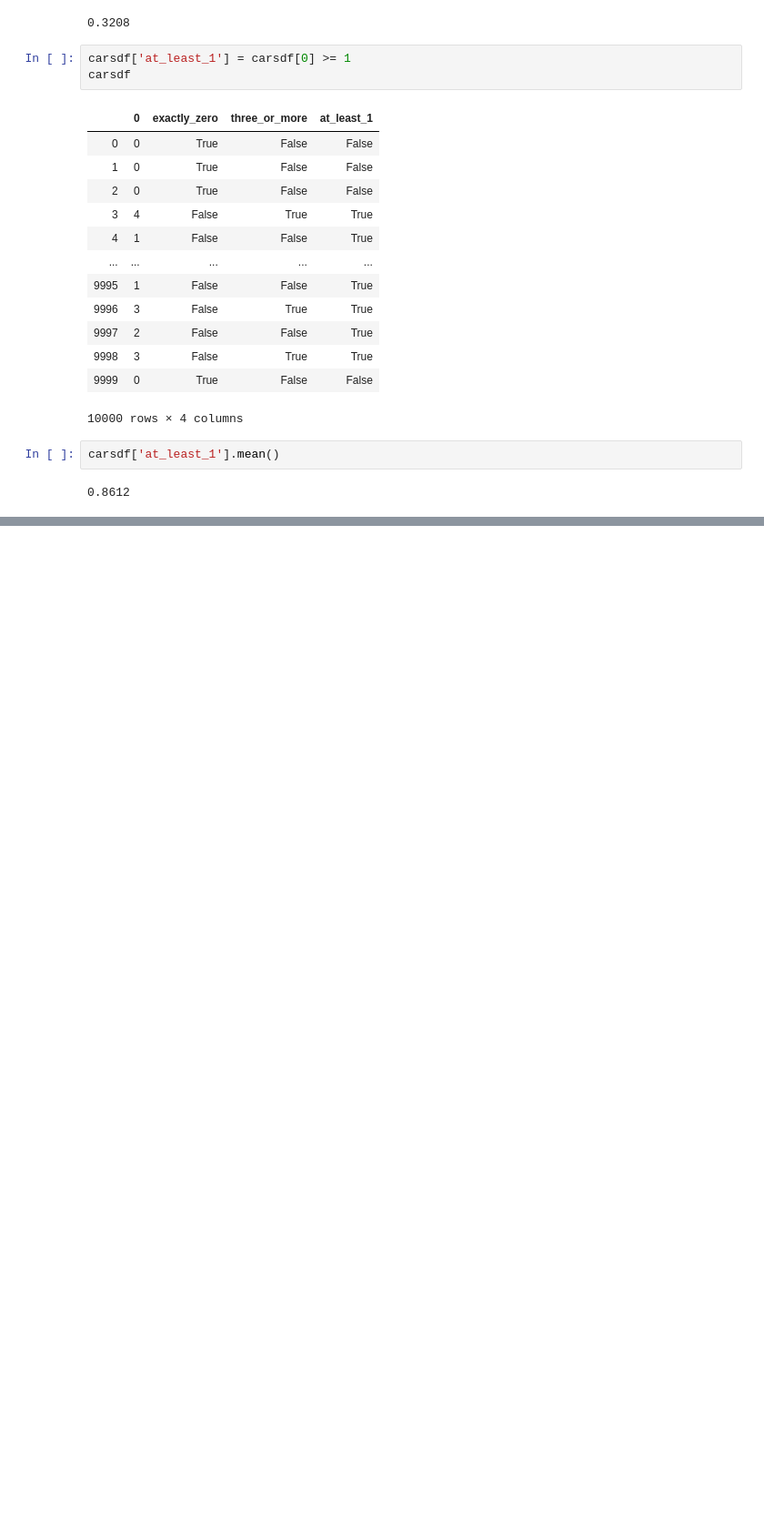
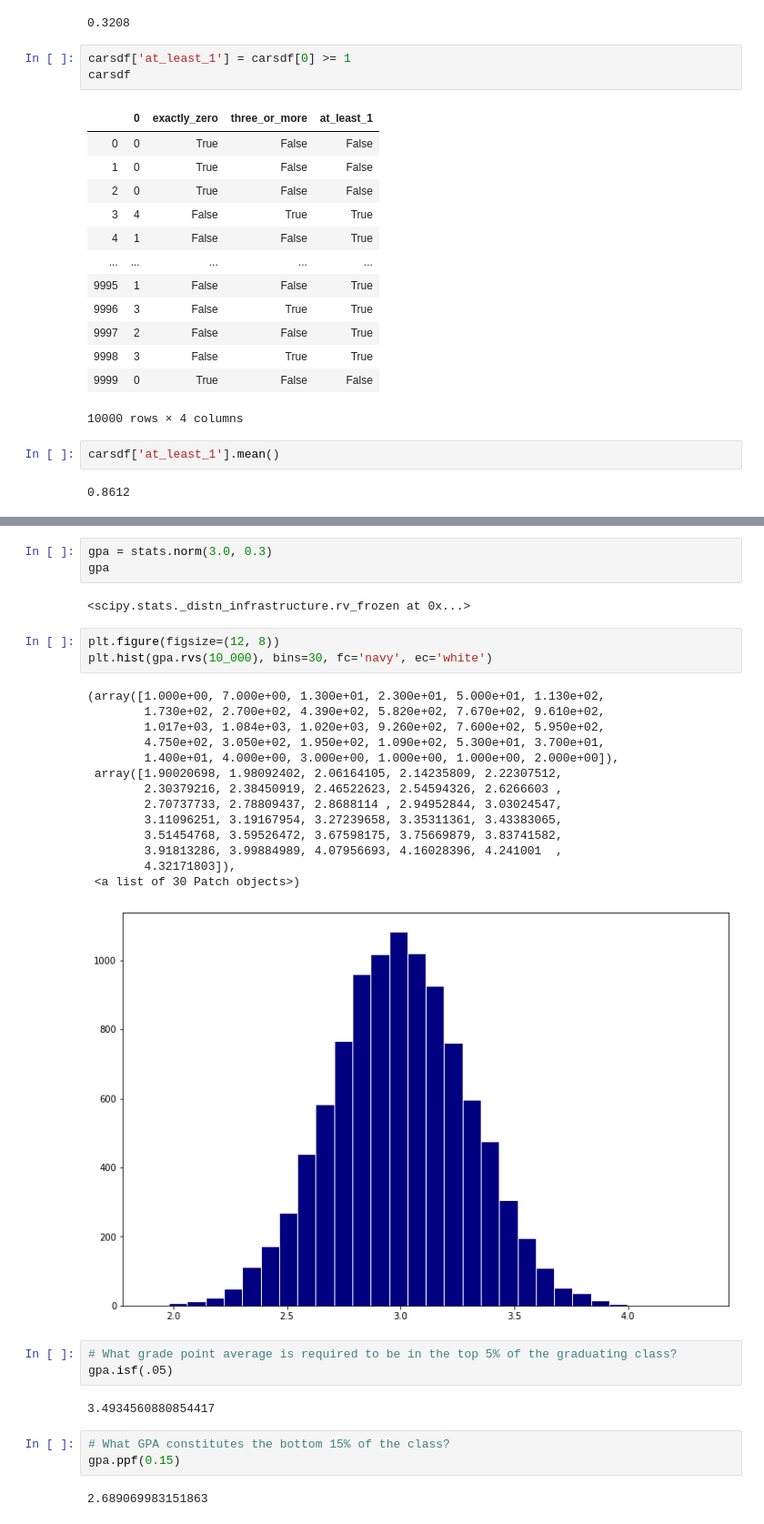
Before and after one commit to JadaShipp/statistics-exerrcises, a Jupyter notebook: probability_distributions.ipynb, the cells around one changed output, grey strips where cells are left out. Shown at 91% size. Drawn from its saved outputs; the diff is of its cells as text; blank space fills up the shorter version.

```diff
--- a/probability_distributions.ipynb
+++ b/probability_distributions.ipynb
@@ -109,0 +117,33 @@ carsdf['at_least_1'].mean()
+# %%
+gpa = stats.norm(3.0, 0.3)
+gpa
+# %% [output]
+<scipy.stats._distn_infrastructure.rv_frozen at 0x...>
+# %%
+plt.figure(figsize=(12, 8))
+plt.hist(gpa.rvs(10_000), bins=30, fc='navy', ec='white')
+# %% [output]
+(array([1.000e+00, 7.000e+00, 1.300e+01, 2.300e+01, 5.000e+01, 1.130e+02,
+        1.730e+02, 2.700e+02, 4.390e+02, 5.820e+02, 7.670e+02, 9.610e+02,
+        1.017e+03, 1.084e+03, 1.020e+03, 9.260e+02, 7.600e+02, 5.950e+02,
+        4.750e+02, 3.050e+02, 1.950e+02, 1.090e+02, 5.300e+01, 3.700e+01,
+        1.400e+01, 4.000e+00, 3.000e+00, 1.000e+00, 1.000e+00, 2.000e+00]),
+ array([1.90020698, 1.98092402, 2.06164105, 2.14235809, 2.22307512,
+        2.30379216, 2.38450919, 2.46522623, 2.54594326, 2.6266603 ,
+        2.70737733, 2.78809437, 2.8688114 , 2.94952844, 3.03024547,
+        3.11096251, 3.19167954, 3.27239658, 3.35311361, 3.43383065,
+        3.51454768, 3.59526472, 3.67598175, 3.75669879, 3.83741582,
+        3.91813286, 3.99884989, 4.07956693, 4.16028396, 4.241001  ,
+        4.32171803]),
+ <a list of 30 Patch objects>)
+[figure, added]
+# %%
+# What grade point average is required to be in the top 5% of the graduating class?
+gpa.isf(.05)
+# %% [output]
+3.4934560880854417
+# %%
+# What GPA constitutes the bottom 15% of the class?
+gpa.ppf(0.15)
+# %% [output]
+2.689069983151863
```
Also changed, not shown: parts of 10 cells of this notebook, 1 other file.
